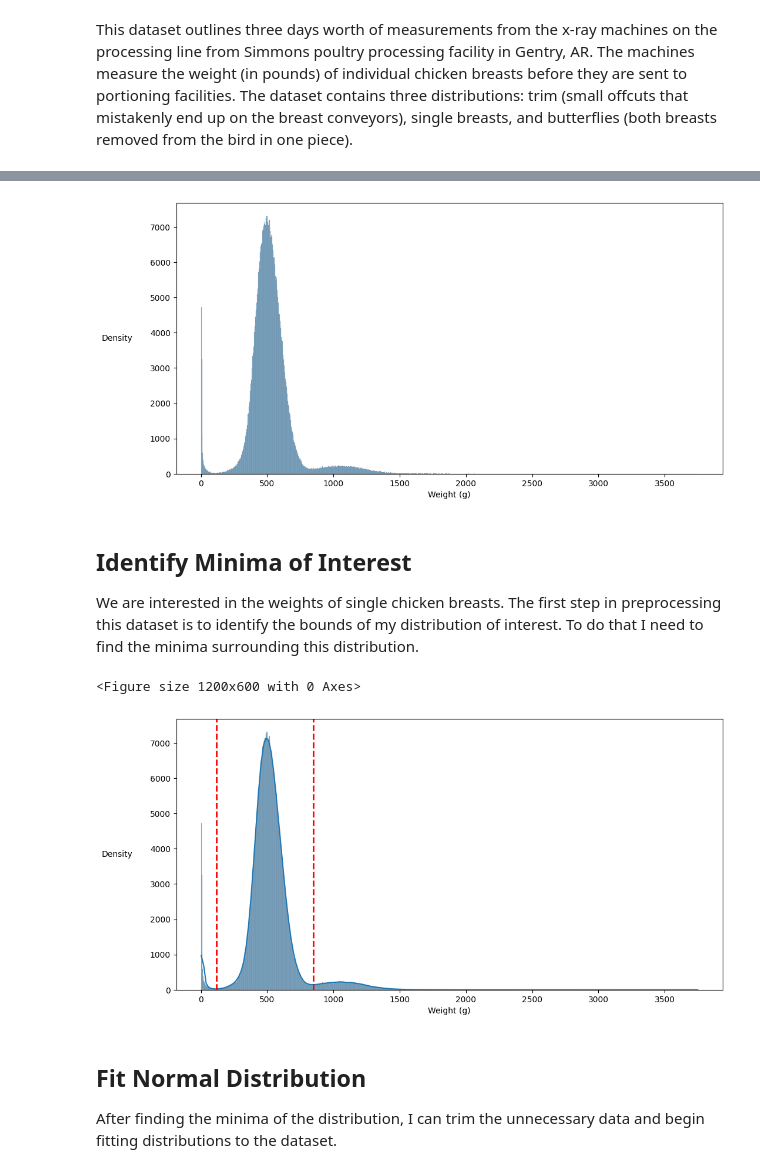
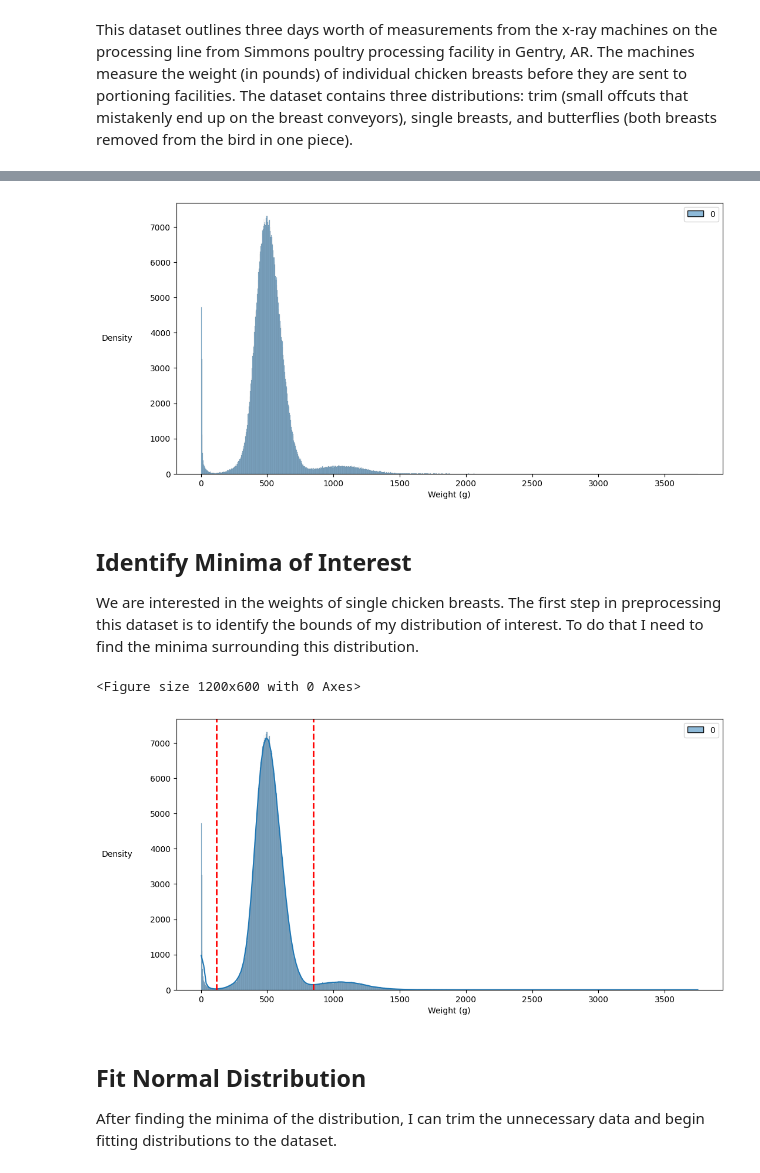
Before and after one commit to laurenjones08/simmons-portioning-tool, a Jupyter notebook: showcase-presentations/showcase_pres_2.ipynb, the cells around one changed output, grey strips where cells are left out. Drawn from its saved outputs; the diff is of its cells as text; code cells hidden in the pictures.

```diff
--- a/showcase-presentations/showcase_pres_2.ipynb
+++ b/showcase-presentations/showcase_pres_2.ipynb
@@ -36,13 +37,12 @@ num records:  530000
 # %%
 plt.figure(figsize=(12, 6))
 sns.histplot(x, color='steelblue')
 
 plt.xlabel("Weight (g)")
 plt.ylabel("Density", rotation=0, labelpad=40, va='center')
-plt.legend().remove()
 plt.show()
 # %% [output]
-[figure, old version]
+[figure, new version]
 # %% [markdown]
 ## Identify Minima of Interest
 We are interested in the weights of single chicken breasts. The first step in preprocessing this dataset is to identify the bounds of my distribution of interest. To do that I need to find the minima surrounding this distribution.
@@ -71,11 +71,10 @@ for sp in split_points:
 # plt.title(f"Split points at density minima: {split_points}")
 plt.xlabel("Weight (g)")
 plt.ylabel("Density", rotation=0, labelpad=40, va='center')
-plt.legend().remove()
 plt.show()
 # %% [output]
 <Figure size 1200x600 with 0 Axes>
-[figure, old version]
+[figure, new version]
 # %% [markdown]
 ## Fit Normal Distribution
 After finding the minima of the distribution, I can trim the unnecessary data and begin fitting distributions to the dataset.
```
Also changed, not shown: parts of 11 cells of this notebook, 1 other file.
